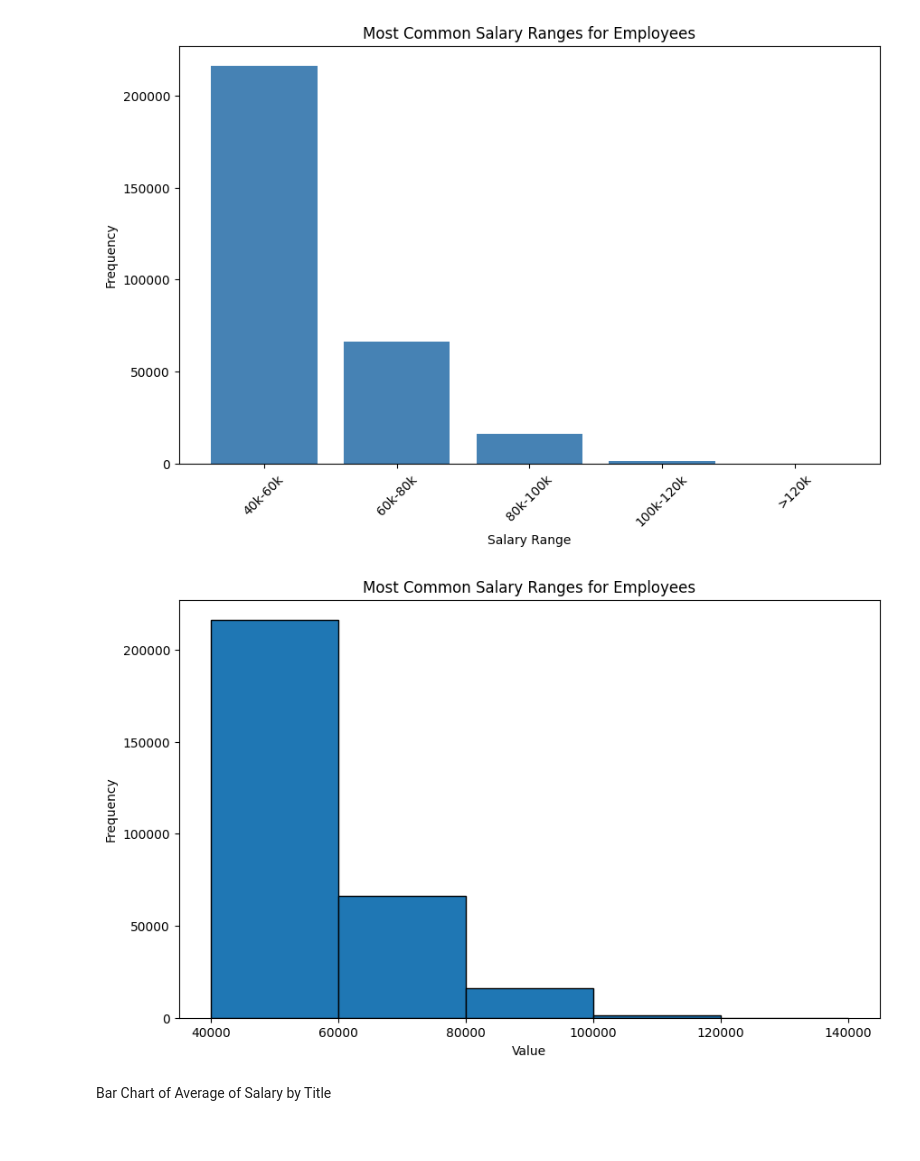
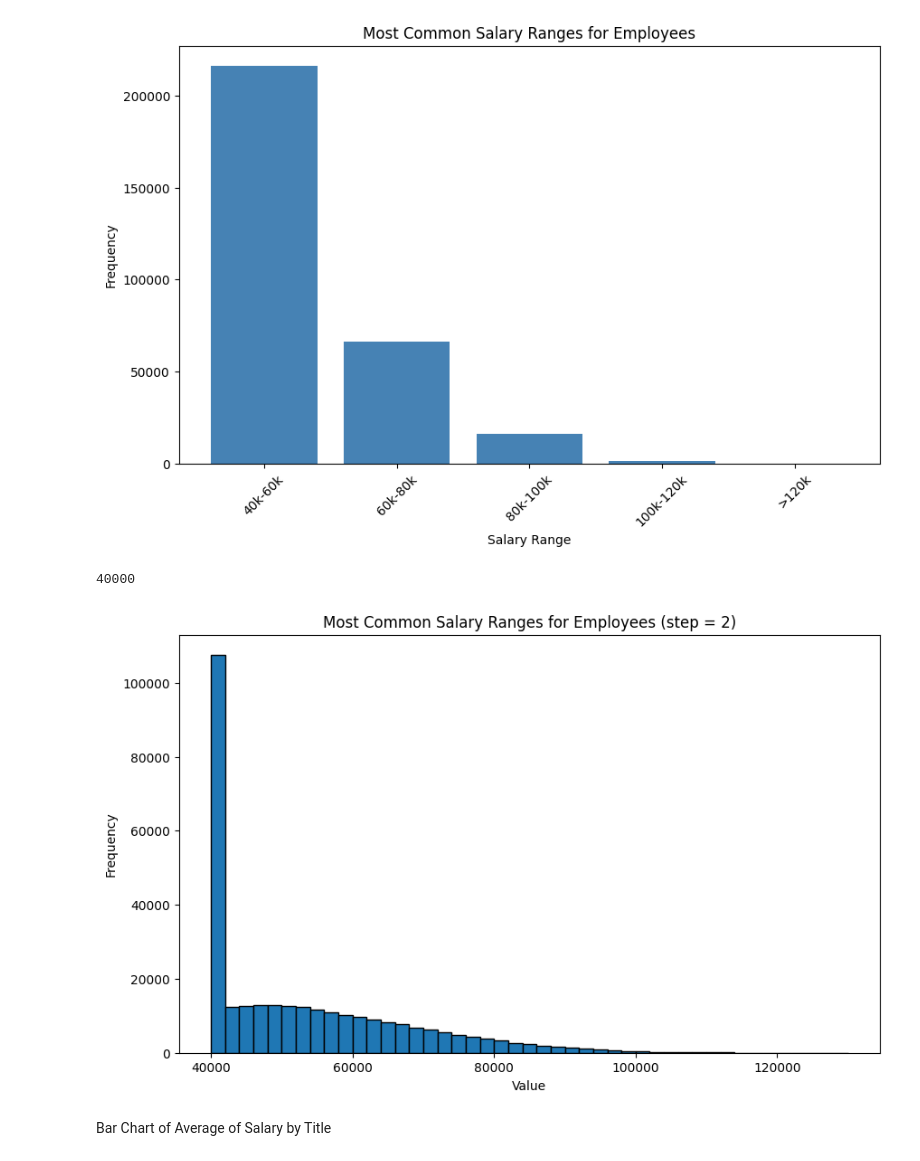
Before and after one commit to kevinsean-10/sql-challenge, a Jupyter notebook: Bonus/pythonpostgre.ipynb, the cells around one changed output. Saved outputs shown, nothing was run; the diff lists cells and outputs as text; code cells hidden in the pictures.

```diff
--- a/Bonus/pythonpostgre.ipynb
+++ b/Bonus/pythonpostgre.ipynb
@@ -98,17 +91,24 @@ plt.xticks(rotation=45)
 plt.show()
 # %% [output]
 [figure]
+# %%
+mode = statistics.mode(data['salary'])
+mode
+# %% [output]
+40000
 # %%
-bins = [40000, 60000, 80000, 100000, 120000, 140000]
-labels = ['40k-60k','60k-80k','80k-100k','100k-120k','>120k']
+steps = 2
+
+bins = [1000*i for i in range(40,131,steps) ]
+
 plt.figure(figsize=(10, 6))
 plt.hist(data['salary'], bins=bins, edgecolor='black')
 plt.xlabel('Value')
 plt.ylabel('Frequency')
-plt.title('Most Common Salary Ranges for Employees')
+plt.title(f'Most Common Salary Ranges for Employees (step = {steps})')
 plt.show()
 # %% [output]
-[figure, old version]
+[figure, new version]
 # %% [markdown]
 Bar Chart of Average of Salary by Title
 # %%
```
Also changed, not shown: parts of 3 cells of this notebook.
